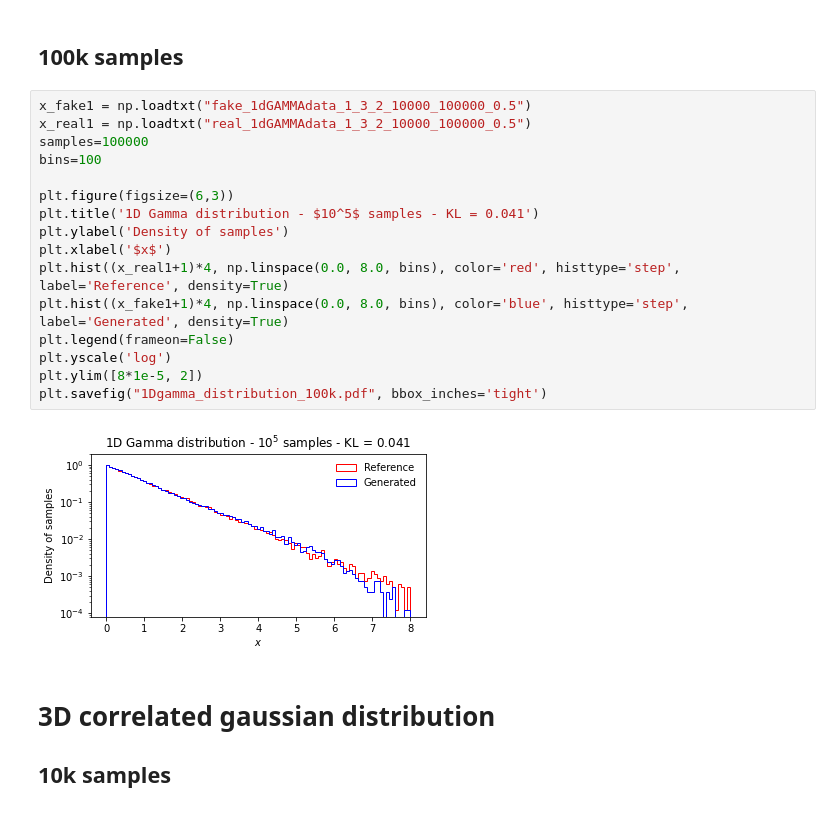
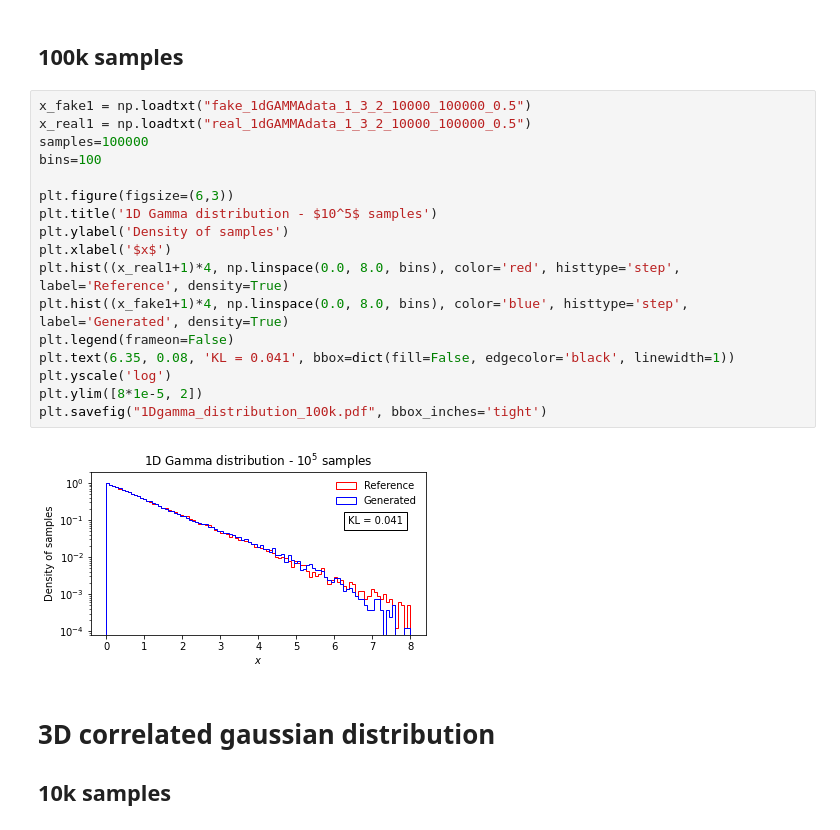
Before and after one commit to QTI-TH/style-qgan, a Jupyter notebook: classical-quantum-gan/results/plots_notebook/plots.ipynb, the cells around one changed output. Cells and saved outputs as stored; diff of their text form.

```diff
--- a/classical-quantum-gan/results/plots_notebook/plots.ipynb
+++ b/classical-quantum-gan/results/plots_notebook/plots.ipynb
@@ -54,21 +55,22 @@ plt.savefig("1Dgamma_distribution_10k.pdf", bbox_inches='tight')
 # %%
 x_fake1 = np.loadtxt("fake_1dGAMMAdata_1_3_2_10000_100000_0.5")
 x_real1 = np.loadtxt("real_1dGAMMAdata_1_3_2_10000_100000_0.5")
 samples=100000
 bins=100
 
 plt.figure(figsize=(6,3))
-plt.title('1D Gamma distribution - $10^5$ samples - KL = 0.041')
+plt.title('1D Gamma distribution - $10^5$ samples')
 plt.ylabel('Density of samples')
 plt.xlabel('$x$')
 plt.hist((x_real1+1)*4, np.linspace(0.0, 8.0, bins), color='red', histtype='step', label='Reference', density=True)
 plt.hist((x_fake1+1)*4, np.linspace(0.0, 8.0, bins), color='blue', histtype='step', label='Generated', density=True)
 plt.legend(frameon=False)
+plt.text(6.35, 0.08, 'KL = 0.041', bbox=dict(fill=False, edgecolor='black', linewidth=1))
 plt.yscale('log')
 plt.ylim([8*1e-5, 2])
 plt.savefig("1Dgamma_distribution_100k.pdf", bbox_inches='tight')
 # %% [output]
-[figure, old version]
+[figure, new version]
 # %% [markdown]
 # 3D correlated gaussian distribution
 
```
Also changed, not shown: parts of 4 cells of this notebook, 23 other files.
